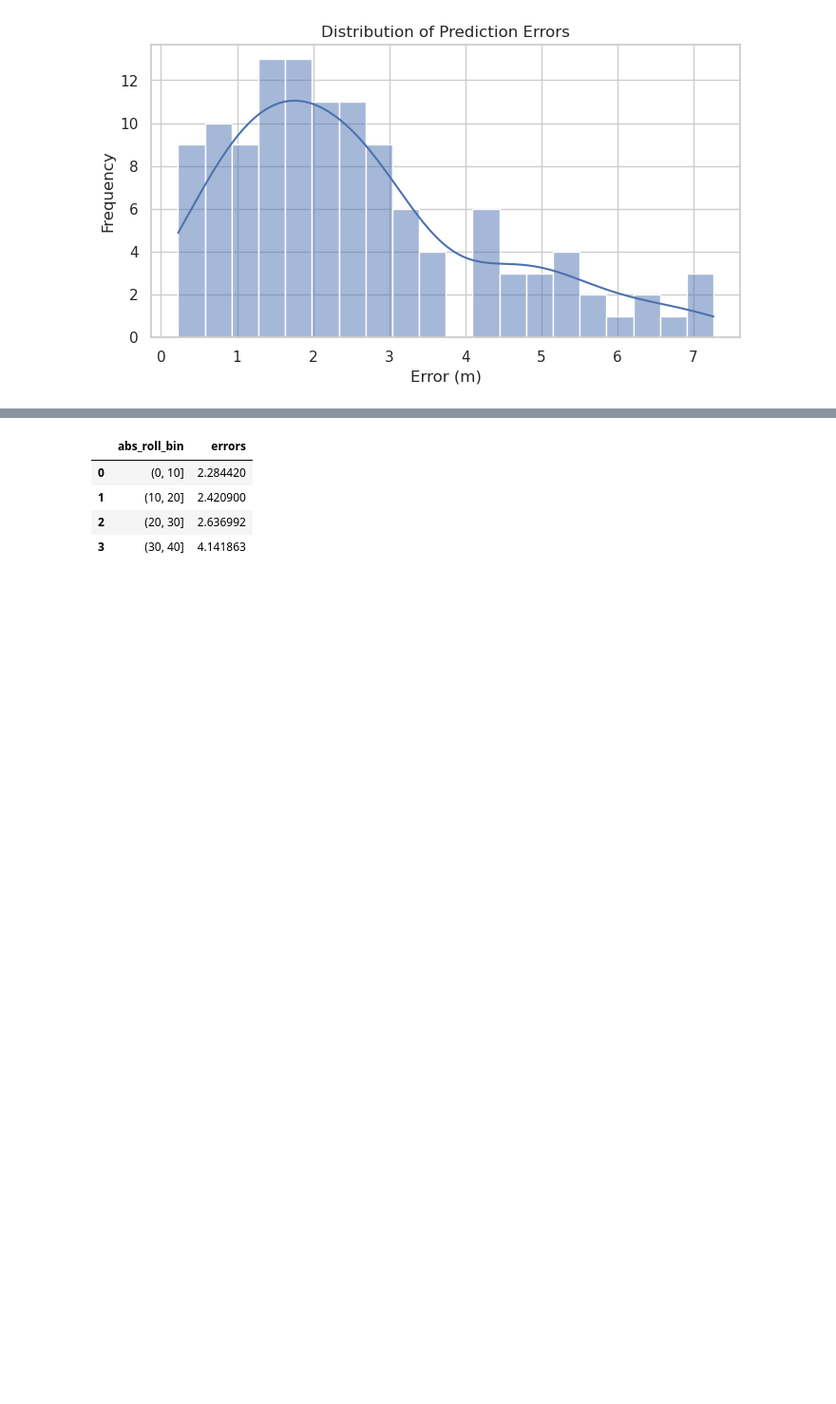
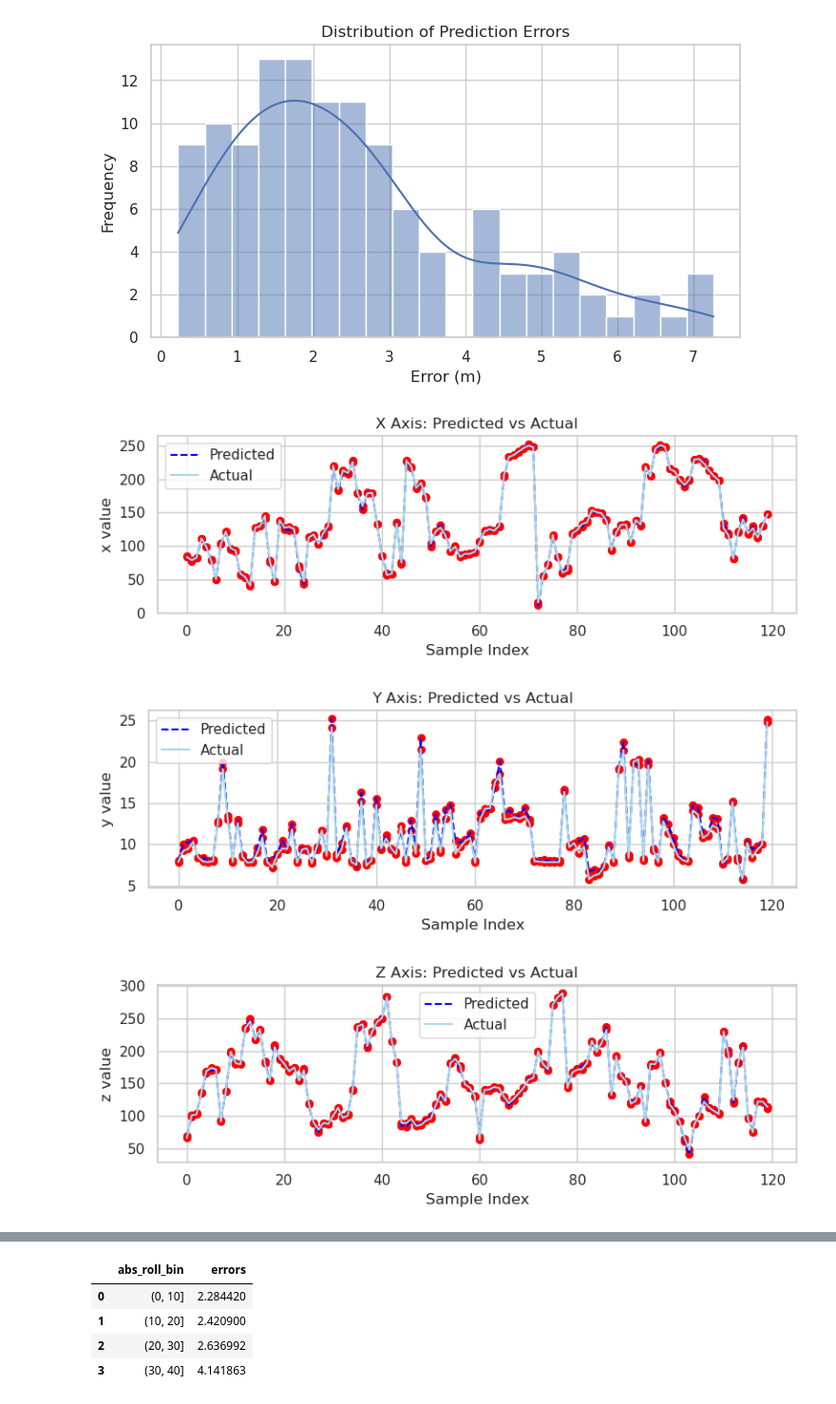
Before and after one commit to sharesugi/ready, a Jupyter notebook: 포탑제어 파트/장성민/attack_point_predict_result.ipynb, the cells around one changed output, grey strips where cells are left out. Shown at 95% size. Drawn from its saved outputs; the diff is of its cells as text; code cells hidden in the pictures; blank space fills up the shorter version.

```diff
--- a/포탑제어 파트/장성민/attack_point_predict_result.ipynb
+++ b/포탑제어 파트/장성민/attack_point_predict_result.ipynb
@@ -12,3 +12,26 @@ plt.ylabel("Frequency")
 plt.show()
 # %% [output]
 [figure]
+# %%
+def plot_pred_vs_actual(pred, actual, axis_label):
+    plt.figure(figsize=(8, 3))
+    plt.plot(df[pred], label='Predicted', linestyle='--', color='blue')
+    plt.plot(df[actual], label='Actual', linestyle='-', color='lightblue')
+    plt.scatter(range(len(df)), df[pred], color='red', s=30)
+    plt.scatter(range(len(df)), df[actual], color='red', s=30)
+    plt.title(f'{axis_label.upper()} Axis: Predicted vs Actual')
+    plt.xlabel('Sample Index')
+    plt.ylabel(f'{axis_label} value')
+    plt.legend()
+    plt.grid(True)
+    plt.tight_layout()
+    plt.show()
+
+# x, y, z 각각에 대해 시각화
+plot_pred_vs_actual('predicted_hit_x', 'actual_hit_x', 'x')
+plot_pred_vs_actual('predicted_hit_y', 'actual_hit_y', 'y')
+plot_pred_vs_actual('predicted_hit_z', 'actual_hit_z', 'z')
+# %% [output]
+[figure, added]
+[figure, added]
+[figure, added]
```
Also changed, not shown: parts of 1 cell of this notebook, 2 other files.
